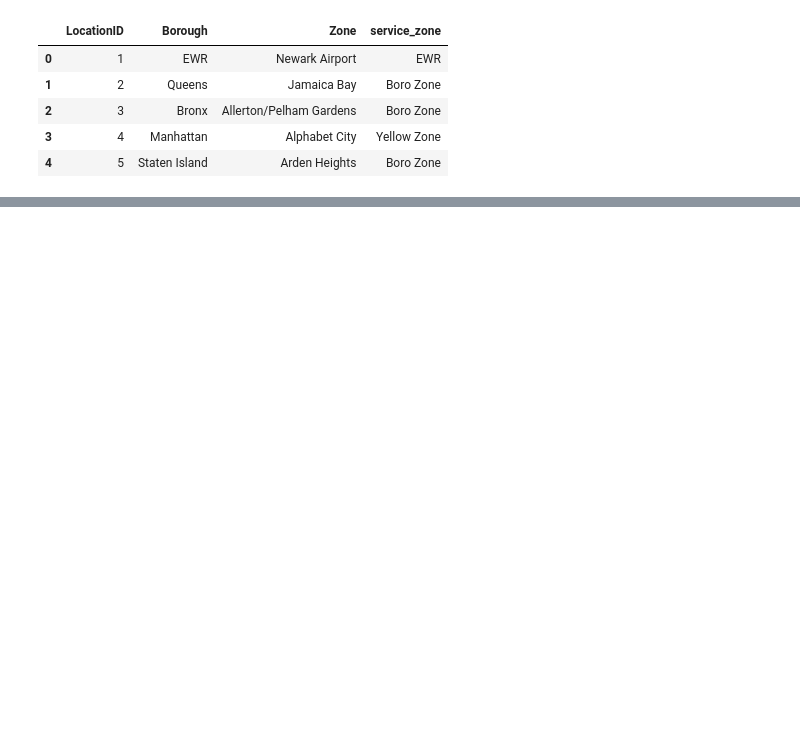
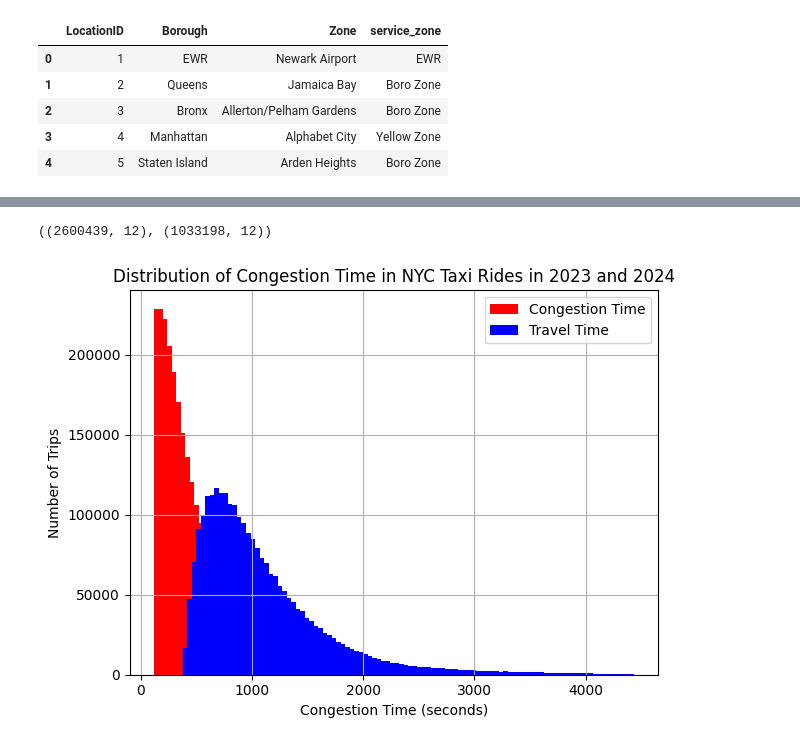
Before and after one commit to cookie-monsta23/MAST30034-Assignment-1, a Jupyter notebook: notebooks/Assignment_1.ipynb, the cells around one changed output, grey strips where cells are left out. Drawn from its saved outputs; the diff is of its cells as text; code cells hidden in the pictures; blank space fills up the shorter version.

```diff
--- a/notebooks/Assignment_1.ipynb
+++ b/notebooks/Assignment_1.ipynb
@@ -42,0 +91,3 @@ sdf_1.limit(10)
+# %%
+sdf_train = sdf_2023.unionByName(sdf_2024, allowMissingColumns=True)
+sdf_train.count()
@@ -42,0 +161,13 @@ sdf_1.limit(10)
+# %%
+# average new york taxi speed according to https://medium.com/@jiaminhan/looking-through-the-taxi-meter-analysis-of-the-nyc-green-taxi-data-c1dbe5619afe
+average_speed = 14 / 3600 # in miles per second
+
+# average time spent in traffic  per day in new york according to https://congestionreliefzone.mta.info/about
+average_time_in_traffic = m.floor((117/365) * 3600) # in seconds
+
+# tolerance time for congestion time
+tolerance = 120
+
+sdf_train_filtered_outlier = sdf_train_filtered_outlier.withColumn("congestion_time_seconds",\
+    F.when((F.col("travel_time_seconds") - (F.col("trip_distance") / average_speed) > tolerance),\
+    (F.col("travel_time_seconds") - (F.col("trip_distance") / average_speed))).otherwise(0))
@@ -42,0 +195,4 @@ sdf_1.limit(10)
+# %%
+# filtering out rows where congestion time is less than 0 to find trips that were in congestion
+final_filtered_df = sdf_train_filtered_outlier.filter(F.col("congestion_time_seconds") > 0)
+final_filtered_df.count()
@@ -107,0 +450,25 @@ _map
+# %%
+# Sample 10% of the final filtered DataFrame for further analysis without stratification
+final_filtered_df_pd = final_filtered_df.sample(fraction=0.1, seed=23).toPandas()
+final_filtered_testdf_pd = final_filtered_testdf.sample(fraction=0.1, seed=23).toPandas()
+
+final_filtered_df_pd.shape, final_filtered_testdf_pd.shape
+# %% [output]
+((2600439, 12), (1033198, 12))
+# %%
+import matplotlib.pyplot as plt
+
+fig, ax = plt.subplots()
+final_filtered_df_pd['congestion_time_seconds'].hist(ax=ax, bins = 100, color='red')
+final_filtered_df_pd['travel_time_seconds'].hist(ax=ax, bins = 100, color='blue')
+xlabel = "Congestion Time (seconds)"
+ax.set_xlabel(xlabel)
+ylabel = "Number of Trips"
+ax.set_ylabel(ylabel)
+title = "Distribution of Congestion Time in NYC Taxi Rides in 2023 and 2024"
+ax.set_title(title)
+ax.legend(['Congestion Time', 'Travel Time'])
+plt.tight_layout()
+plt.show()
+# %% [output]
+[figure, added]
```
Also changed, not shown: parts of 45 cells of this notebook, 16 other files.
